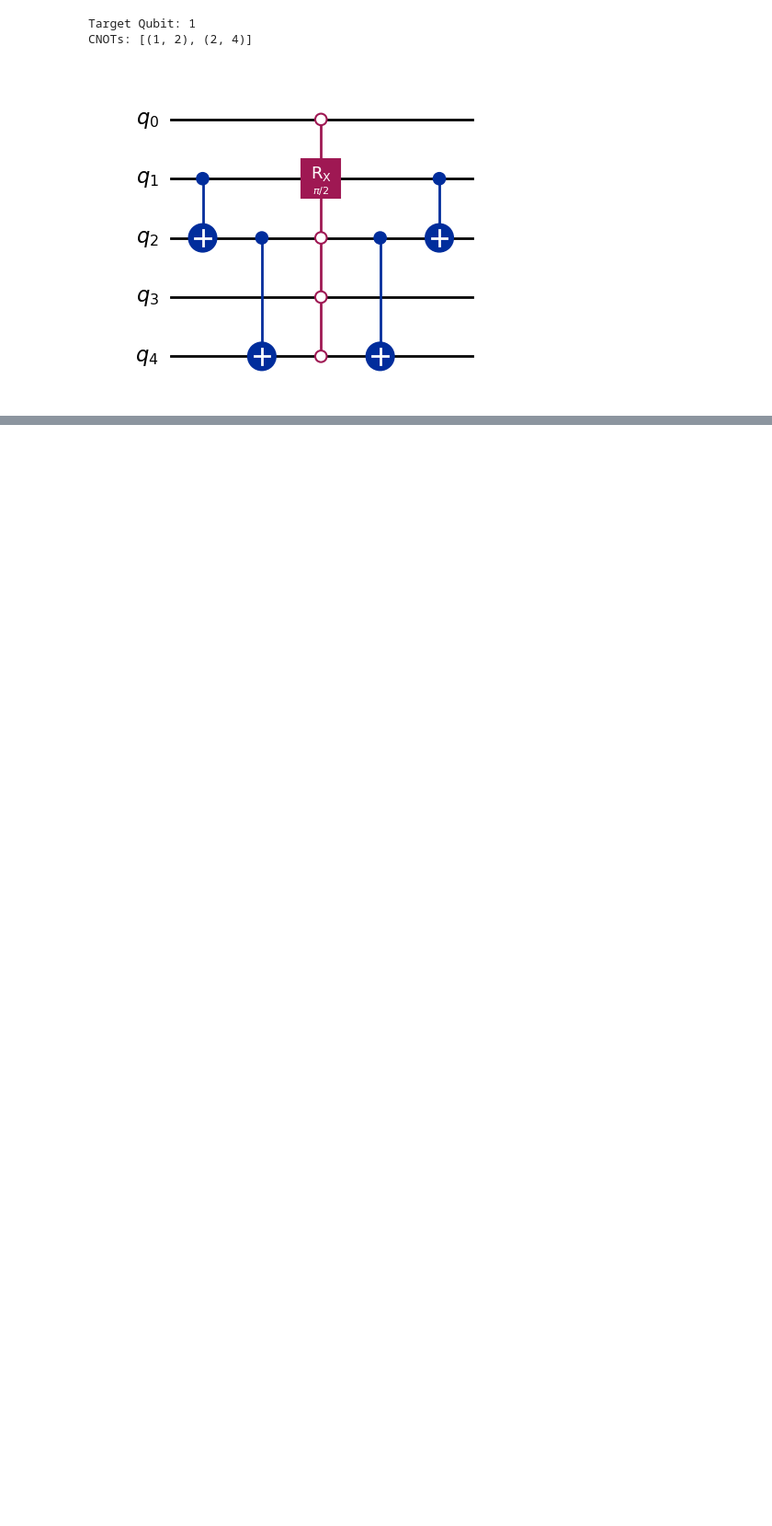
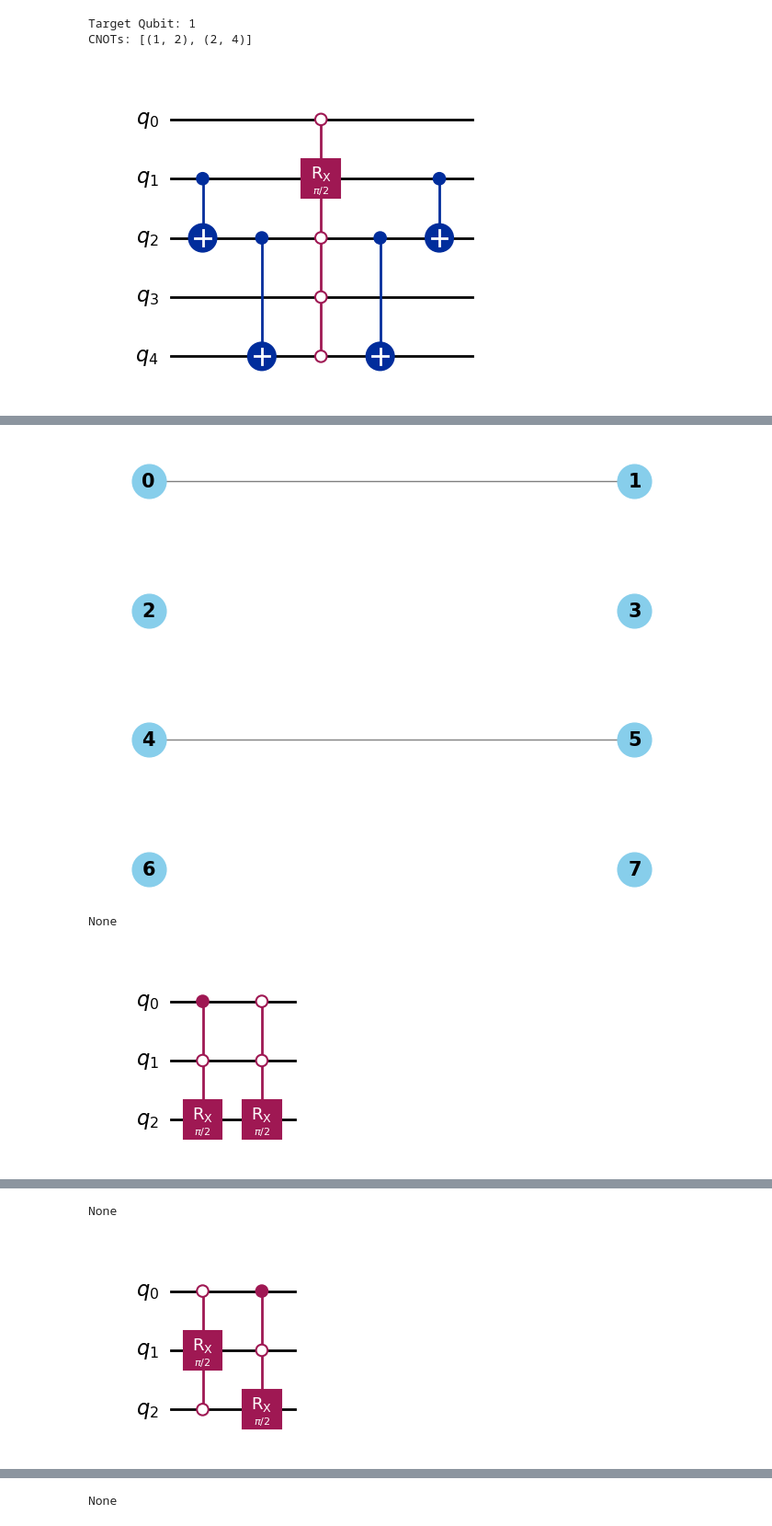
Before and after one commit to Mostafa-Atallah2020/ctqw-matching-decomp, a Jupyter notebook: examples/Expressions for Graphs.ipynb, the cells around one changed output, grey strips where cells are left out. Shown at 92% size. Saved outputs shown, nothing was run; the diff lists cells and outputs as text; code cells hidden in the pictures; blank space fills up the shorter version.

```diff
--- a/examples/Expressions for Graphs.ipynb
+++ b/examples/Expressions for Graphs.ipynb
@@ -129,0 +151,8 @@ CNOTs: [(1, 2), (2, 4)]
+# %%
+for e in G.candidates:
+    display(e.draw())
+    display(e.get_qc().draw('mpl'))
+# %% [output]
+[figure, added]
+None
+[figure, added]
@@ -129,0 +160,2 @@ CNOTs: [(1, 2), (2, 4)]
+None
+[figure, added]
@@ -129,0 +163 @@ CNOTs: [(1, 2), (2, 4)]
+None
```
Also changed, not shown: parts of 5 cells of this notebook, 1 other file.
